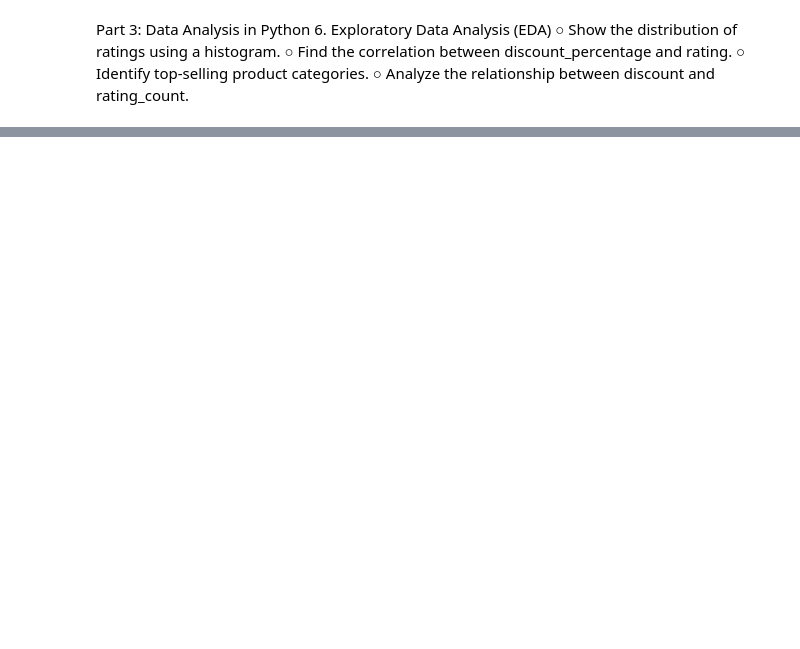
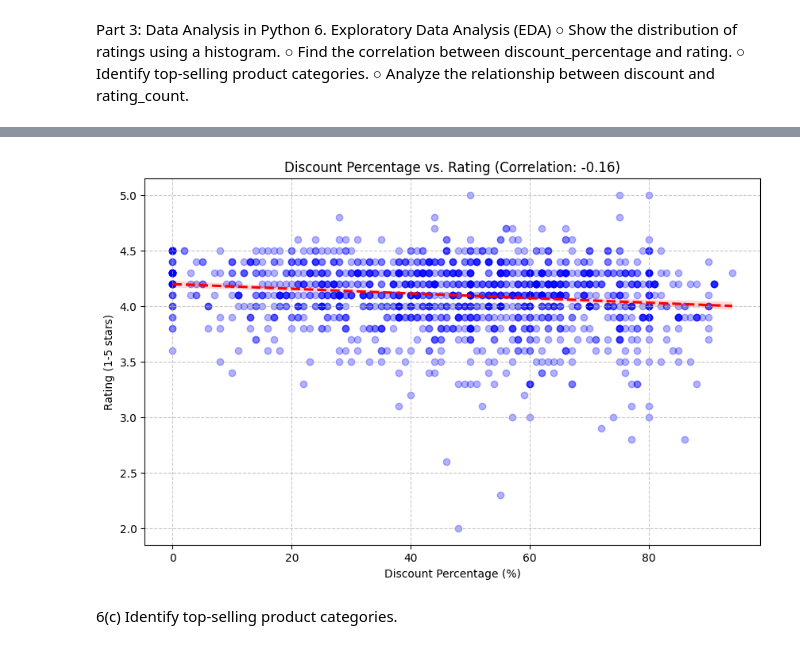
Before and after one commit to WanjiruRoss/Amazon-Data-Set, a Jupyter notebook: Amazon data set.ipynb, the cells around one changed output, grey strips where cells are left out. Saved outputs shown, nothing was run; the diff lists cells and outputs as text; code cells hidden in the pictures; blank space fills up the shorter version.

```diff
--- a/Amazon data set.ipynb
+++ b/Amazon data set.ipynb
@@ -712,0 +806,31 @@ rating                         -0.155375  1.000000
+# %%
+import pandas as pd
+import matplotlib.pyplot as plt
+import seaborn as sns
+
+
+df = pd.read_csv("C:\\Users\\USER\\OneDrive\\Documents\\Wanjiru\\amazon.csv")
+
+df['discount_percentage'] = pd.to_numeric(df['discount_percentage'].str.replace('%', ''), errors='coerce')
+df['rating'] = pd.to_numeric(df['rating'], errors='coerce')
+df_cleaned = df.dropna(subset=['discount_percentage', 'rating'])
+
+plt.figure(figsize=(10, 6))
+sns.regplot(
+    x='discount_percentage',
+    y='rating',
+    data=df_cleaned,
+    scatter_kws={'alpha': 0.3, 'color': 'blue'},
+    line_kws={'color': 'red', 'linestyle': '--'}
+)
+
+correlation = df_cleaned[['discount_percentage', 'rating']].corr().iloc[0, 1]
+plt.title(f'Discount Percentage vs. Rating (Correlation: {correlation:.2f})')
+plt.xlabel('Discount Percentage (%)')
+plt.ylabel('Rating (1-5 stars)')
+plt.grid(linestyle='--', alpha=0.7)
+plt.show()
+# %% [output]
+[figure, added]
+# %% [markdown]
+6(c) Identify top-selling product categories.
```
Also changed, not shown: parts of 30 cells of this notebook, 1 other file.
